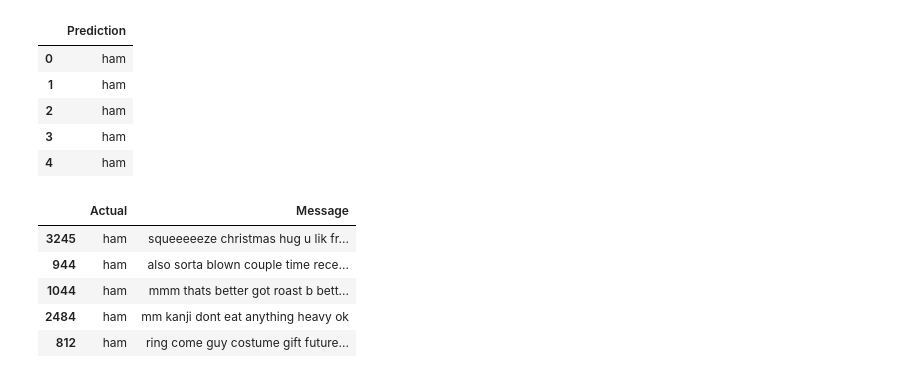
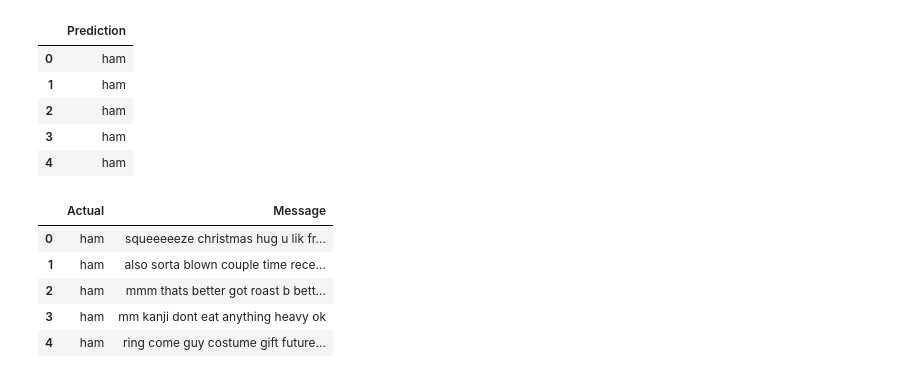
Before and after one commit to Dmitry-V-Makarov/Netology, a Jupyter notebook: pyda-13/hw/22.HW_HT_spam.ipynb, the cells around one changed output. Cells and saved outputs as stored; diff of their text form; code cells hidden in the pictures.

```diff
--- a/pyda-13/hw/22.HW_HT_spam.ipynb
+++ b/pyda-13/hw/22.HW_HT_spam.ipynb
@@ -254,12 +254,12 @@ pred.head()
 | 4 | ham |
 # %%
 data = actual.join(sp, how='left')
-data = data.drop(['Category'], axis=1)
+data = data.drop(['Category'], axis=1).reset_index(drop = True)
 data.head()
 # %% [output]
 |  | Actual | Message |
-| 3245 | ham | squeeeeeze christmas hug u lik fr... |
-| 944 | ham | also sorta blown couple time rece... |
-| 1044 | ham | mmm thats better got roast b bett... |
-| 2484 | ham | mm kanji dont eat anything heavy ok |
-| 812 | ham | ring come guy costume gift future... |
+| 0 | ham | squeeeeeze christmas hug u lik fr... |
+| 1 | ham | also sorta blown couple time rece... |
+| 2 | ham | mmm thats better got roast b bett... |
+| 3 | ham | mm kanji dont eat anything heavy ok |
+| 4 | ham | ring come guy costume gift future... |
```
Also changed, not shown: parts of 4 cells of this notebook.
